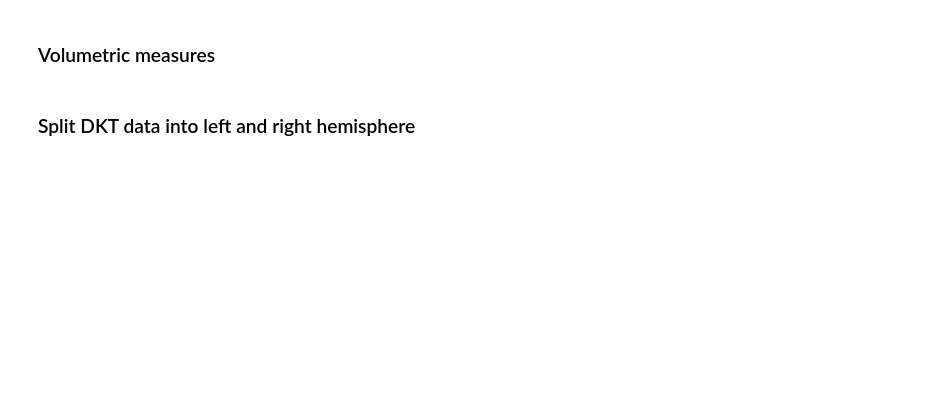
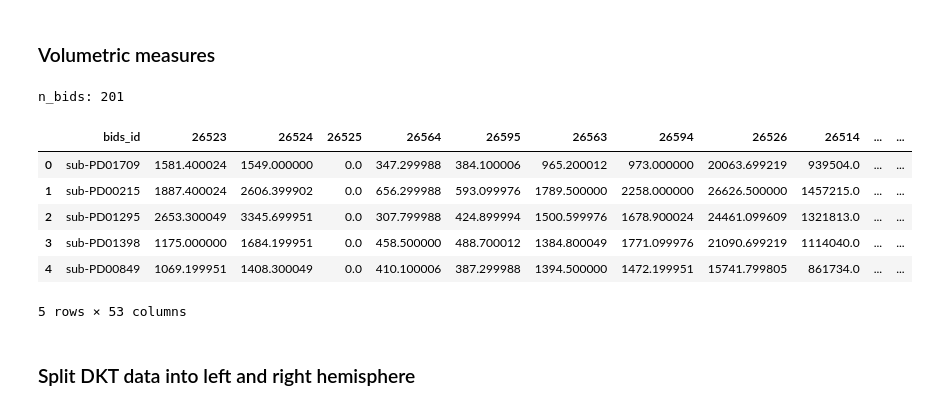
Before and after one commit to nipoppy/nipoppy, a Jupyter notebook: analysis/CT/notebooks/FS_stats.ipynb, the cells around one changed output. Cells and saved outputs as stored; diff of their text form; code cells hidden in the pictures; blank space fills up the shorter version.

```diff
--- a/analysis/CT/notebooks/FS_stats.ipynb
+++ b/analysis/CT/notebooks/FS_stats.ipynb
@@ -55,0 +60,8 @@ sns.palplot(palette)
+# %%
+manifest_cols = ["participant_id", "visit", "session", "bids_id"]
+mr_proc_df = pd.read_csv(mr_proc_manifest_csv)
+mr_proc_df = mr_proc_df[manifest_cols]
+mr_proc_participants = mr_proc_df["participant_id"].unique()
+n_mr_proc_participants = len(mr_proc_participants)
+print(f"mr_proc participants: {n_mr_proc_participants}")
+mr_proc_df.head()
@@ -73,0 +78,12 @@ n_demographics_subs: 208
+# %%
+demographics_df = pd.read_csv(demographics_csv)
+participants = demographics_df["participant_id"].unique()
+n_participants = len(participants)
+print(f"n_participants: {n_participants}")
+
+# replace column values
+demographics_df["group"] = demographics_df["group"].replace({"CTRL": "control"})
+
+group_counts = demographics_df.groupby(["group"]).count()
+print(f"group counts: {group_counts}")
+demographics_df.head()
@@ -163,20 +251,29 @@ if save_fig:
 # %%
 vol_ASEG_df = pd.read_csv(ASEG_csv)
 vol_ASEG_df = vol_ASEG_df.drop(columns=["Unnamed: 0"])
 vol_ASEG_df = vol_ASEG_df.rename(columns={"subject_id":"bids_id"})
 
 bids_ids = list(vol_ASEG_df["bids_id"])
 print(f"n_bids: {len(bids_ids)}")
 
 # Subset fields because UKB has more fields than freesurfer enlists
 lh_ASEG_fields = list(set(lh_ASEG_fields) & set(vol_ASEG_df.columns))
 rh_ASEG_fields = list(set(rh_ASEG_fields) & set(vol_ASEG_df.columns))
 global_ASEG_fields = list(set(global_ASEG_fields) & set(vol_ASEG_df.columns))
 
 # Merge with demographics info
-vol_ASEG_df = pd.merge(vol_ASEG_df,demographics_df[demo_cols],on="bids_id",how="left")
+vol_ASEG_df = pd.merge(vol_ASEG_df,demographics_df,on="bids_id",how="left")
 
 vol_ASEG_df.head()
+# %% [output]
+n_bids: 201
+|  | bids_id | 26523 | 26524 | 26525 | 26564 | 26595 | 26563 | 26594 | 26526 | 26514 | ... | ... |
+| 0 | sub-PD01709 | 1581.400024 | 1549.000000 | 0.0 | 347.299988 | 384.100006 | 965.200012 | 973.000000 | 20063.699219 | 939504.0 | ... | ... |
+| 1 | sub-PD00215 | 1887.400024 | 2606.399902 | 0.0 | 656.299988 | 593.099976 | 1789.500000 | 2258.000000 | 26626.500000 | 1457215.0 | ... | ... |
+| 2 | sub-PD01295 | 2653.300049 | 3345.699951 | 0.0 | 307.799988 | 424.899994 | 1500.599976 | 1678.900024 | 24461.099609 | 1321813.0 | ... | ... |
+| 3 | sub-PD01398 | 1175.000000 | 1684.199951 | 0.0 | 458.500000 | 488.700012 | 1384.800049 | 1771.099976 | 21090.699219 | 1114040.0 | ... | ... |
+| 4 | sub-PD00849 | 1069.199951 | 1408.300049 | 0.0 | 410.100006 | 387.299988 | 1394.500000 | 1472.199951 | 15741.799805 | 861734.0 | ... | ... |
+5 rows × 53 columns
 # %% [markdown]
 ### Split DKT data into left and right hemisphere
 # %%
```
Also changed, not shown: parts of 28 cells of this notebook.
